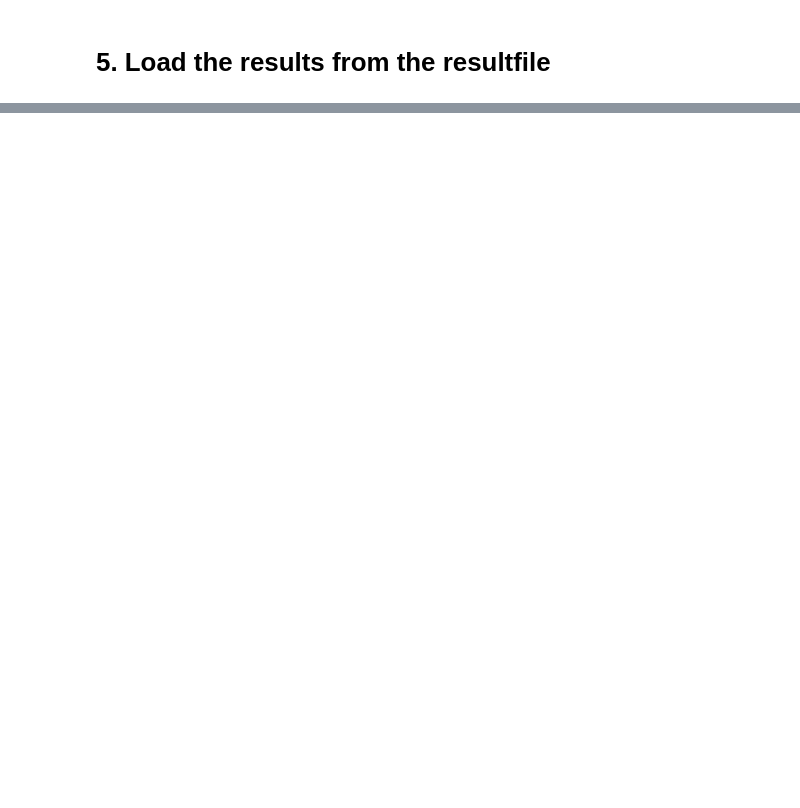
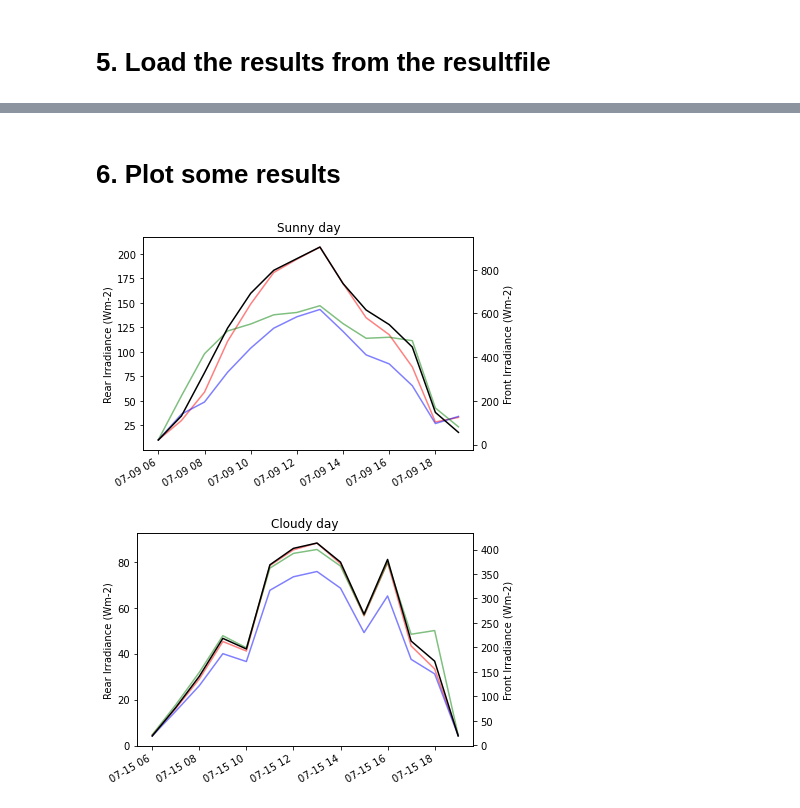
Before and after one commit to NREL/bifacialvf, a Jupyter notebook: docs/tutorials/1 - Introductory Example - Fixed Tilt simple setup.ipynb, the cells around one changed output, grey strips where cells are left out. Saved outputs shown, nothing was run; the diff lists cells and outputs as text; code cells hidden in the pictures; blank space fills up the shorter version.

```diff
--- a/docs/tutorials/1 - Introductory Example - Fixed Tilt simple setup.ipynb
+++ b/docs/tutorials/1 - Introductory Example - Fixed Tilt simple setup.ipynb
@@ -137,0 +152,41 @@ data
+# %% [markdown]
+# 6. Plot some results
+# %%
+# plot the rear irradiance distribution for a single point in time. 1999-07-06
+import matplotlib.pyplot as plt
+import pandas as pd
+%matplotlib inline
+
+data['GTIBackstd'] = data[['No_1_RowBackGTI', 'No_2_RowBackGTI','No_3_RowBackGTI','No_4_RowBackGTI','No_5_RowBackGTI','No_6_RowBackGTI']].std(axis=1)
+data.set_index(pd.to_datetime(data['date']), inplace=True, drop=True)
+data.index = data.index.map(lambda t: t.replace(year=2021))   # Chagning to be the same year
+singleday = (data.index > '2021-07-09') & (data.index<'2021-07-10')
+singleday2 = (data.index > '2021-07-15') & (data.index<'2021-07-16')
+
+fig, ax = plt.subplots()
+ax1 = ax.twinx()
+ax1.plot(data.index[singleday],data['GTIFrontavg'][singleday],'k')
+ax1.set_ylabel('Front Irradiance (Wm-2)')
+ax.set_ylabel('Rear Irradiance (Wm-2)')
+ax.plot(data.index[singleday], data['No_1_RowBackGTI'][singleday],'r' , alpha =0.5)
+ax.plot(data.index[singleday], data['No_2_RowBackGTI'][singleday], 'b', alpha = 0.5)
+ax.plot(data.index[singleday], data['No_6_RowBackGTI'][singleday], 'g', alpha = 0.5)
+ax.set_title('Sunny day')
+fig.autofmt_xdate()
+fig.tight_layout()
+
+
+fig2, ax2 = plt.subplots()
+ax3 = ax2.twinx()
+ax3.plot(data.index[singleday2],data['GTIFrontavg'][singleday2],'k')
+ax3.set_ylabel('Front Irradiance (Wm-2)')
+ax2.set_ylabel('Rear Irradiance (Wm-2)')
+ax2.plot(data.index[singleday2], data['No_1_RowBackGTI'][singleday2],'r' , alpha =0.5)
+ax2.plot(data.index[singleday2], data['No_2_RowBackGTI'][singleday2], 'b', alpha = 0.5)
+ax2.plot(data.index[singleday2], data['No_6_RowBackGTI'][singleday2], 'g', alpha = 0.5)
+ax2.set_title('Cloudy day')
+fig2.autofmt_xdate()
+fig2.tight_layout()
+# %% [output]
+[figure, added]
+[figure, added]
```
Also changed, not shown: parts of 5 cells of this notebook, 23 other files.
